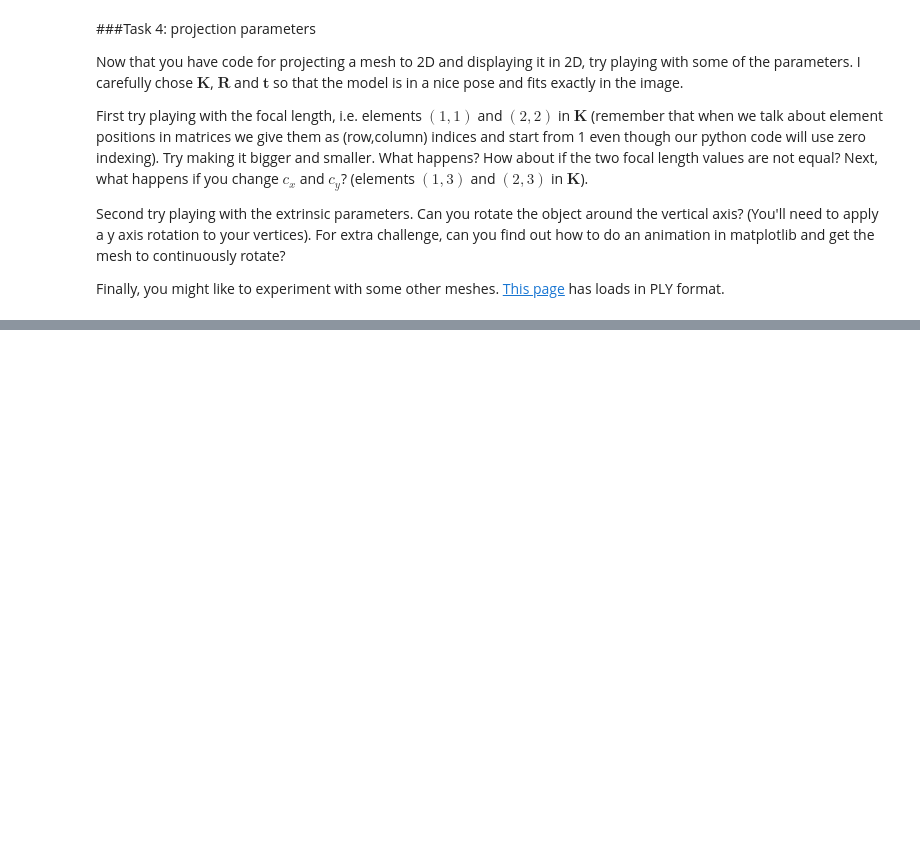
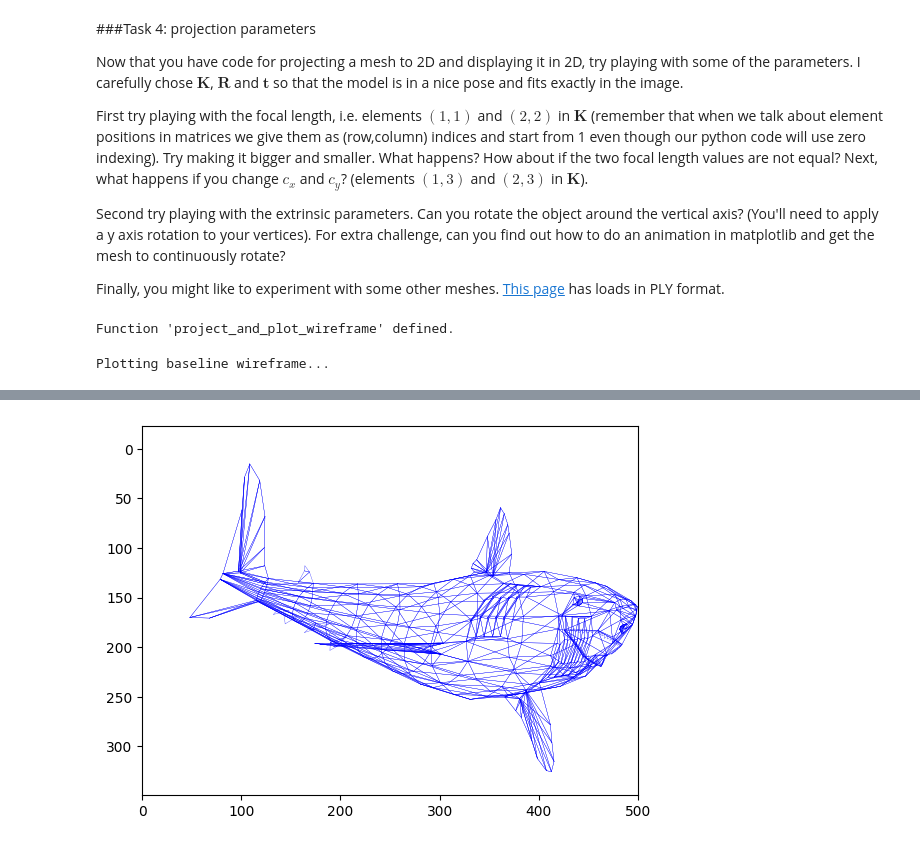
Before and after one commit to NodiraSadullaeva/Computer-Vision-and-Graphics, a Jupyter notebook: VICO_Week_1_Practical.ipynb, the cells around one changed output, grey strips where cells are left out. Saved outputs shown, nothing was run; the diff lists cells and outputs as text; code cells hidden in the pictures; blank space fills up the shorter version.

```diff
--- a/VICO_Week_1_Practical.ipynb
+++ b/VICO_Week_1_Practical.ipynb
@@ -160,3 +201,50 @@ First try playing with the focal length, i.e. elements $(1,1)$ and $(2,2)$ in $\
 Second try playing with the extrinsic parameters. Can you rotate the object around the vertical axis? (You'll need to apply a y axis rotation to your vertices). For extra challenge, can you find out how to do an animation in matplotlib and get the mesh to continuously rotate?
 
 Finally, you might like to experiment with some other meshes. [This page](https://people.sc.fsu.edu/~jburkardt/data/ply/ply.html) has loads in PLY format.
+# %%
+def project_and_plot_wireframe(K, R, t, V, F, nvertices, nfaces, xlim=(0, 500), ylim=(0, 326)):
+    """
+    Projects 3D mesh vertices to 2D using perspective projection and plots the wireframe.
+
+    Args:
+        K (np.ndarray): Intrinsic camera matrix.
+        R (np.ndarray): Rotation matrix.
+        t (np.ndarray): Translation vector.
+        V (np.ndarray): Mesh vertices (3, nvertices).
+        F (np.ndarray): Mesh faces (nfaces, 3).
+        nvertices (int): Number of vertices.
+        nfaces (int): Number of faces.
+        xlim (tuple): X-axis limits for the plot (default: (0, 500)).
+        ylim (tuple): Y-axis limits for the plot (default: (0, 326)).
+    """
+    # Make homogeneous version of V
+    V_hom = np.concatenate((V, np.ones((1, nvertices))), axis=0)
+
+    # Perform perspective projection
+    u = K @ np.concatenate((R, t), axis=1) @ V_hom
+    u[0, :] = u[0, :] / u[2, :]
+    u[1, :] = u[1, :] / u[2, :]
+
+    # Draw wireframe
+    fig, ax = plt.subplots()
+    for i in range(nfaces):
+        # Draw edge from first to second vertex of triangle i
+        ax.plot([u[0, F[i, 0]], u[0, F[i, 1]]], [u[1, F[i, 0]], u[1, F[i, 1]]], color='blue', linewidth=0.2)
+        # Draw edge from second to third vertex of triangle i
+        ax.plot([u[0, F[i, 1]], u[0, F[i, 2]]], [u[1, F[i, 1]], u[1, F[i, 2]]], color='blue', linewidth=0.2)
+        # Draw edge from third to first vertex of triangle i
+        ax.plot([u[0, F[i, 2]], u[0, F[i, 0]]], [u[1, F[i, 2]], u[1, F[i, 0]]], color='blue', linewidth=0.2)
+
+    ax.axis('equal')
+    ax.set(xlim=xlim, ylim=ylim)
+    plt.gca().invert_yaxis()
+    plt.show()
+
+print("Function 'project_and_plot_wireframe' defined.")
+# %% [output]
+Function 'project_and_plot_wireframe' defined.
+# %%
+print("Plotting baseline wireframe...")
+project_and_plot_wireframe(K, R, t, V, F, nvertices, nfaces)
+# %% [output]
+Plotting baseline wireframe...
@@ -162,0 +252 @@ Finally, you might like to experiment with some other meshes. [This page](https:
+[figure, added]
```
Also changed, not shown: parts of 10 cells of this notebook.
